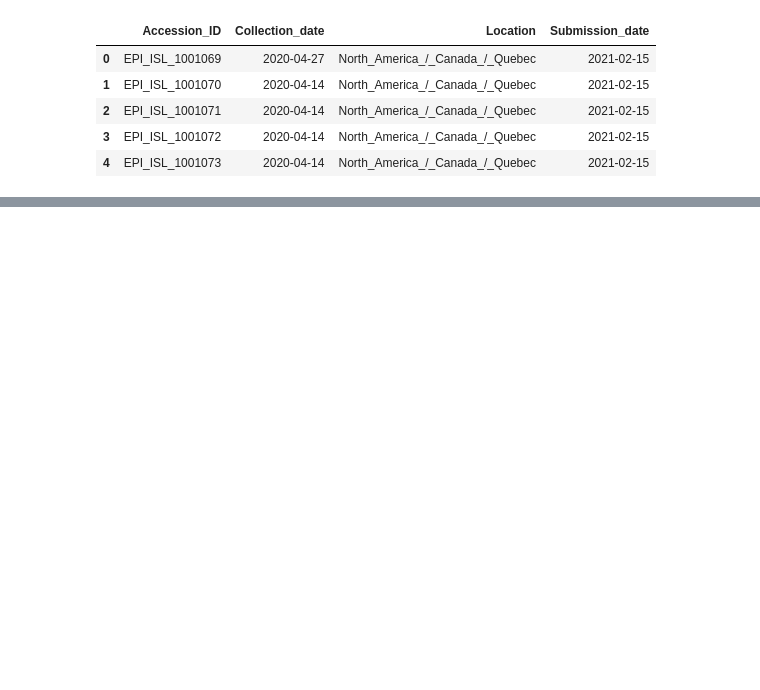
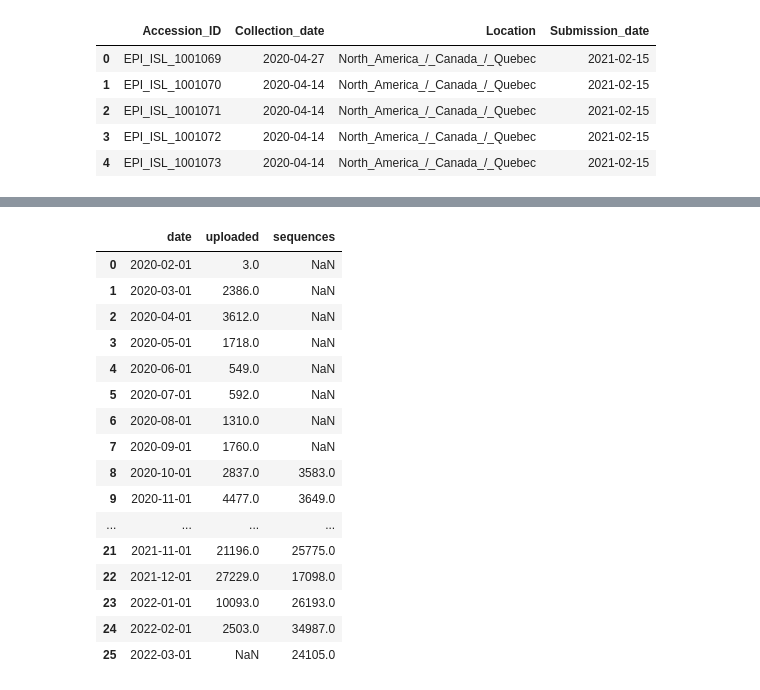
Before and after one commit to eringill/gisaid_uploads, a Jupyter notebook: fraction_uploaded.ipynb, the cells around one changed output, grey strips where cells are left out. Cells and saved outputs as stored; diff of their text form; code cells hidden in the pictures; blank space fills up the shorter version.

```diff
--- a/fraction_uploaded.ipynb
+++ b/fraction_uploaded.ipynb
@@ -85,0 +225,23 @@ array(['Quebec', 'Newfoundland_and_Labrador', 'Saskatchewan', 'Ontario',
+# %%
+merged_complete.at[25, 'collection_month'] = pd.to_datetime('2022-03-01')
+merged_complete.drop(columns = ['date'], inplace = True)
+merged_complete.columns = ['date', 'uploaded', 'sequences']
+merged_complete
+# %% [output]
+|  | date | uploaded | sequences |
+| 0 | 2020-02-01 | 3.0 | NaN |
+| 1 | 2020-03-01 | 2386.0 | NaN |
+| 2 | 2020-04-01 | 3612.0 | NaN |
+| 3 | 2020-05-01 | 1718.0 | NaN |
+| 4 | 2020-06-01 | 549.0 | NaN |
+| 5 | 2020-07-01 | 592.0 | NaN |
+| 6 | 2020-08-01 | 1310.0 | NaN |
+| 7 | 2020-09-01 | 1760.0 | NaN |
+| 8 | 2020-10-01 | 2837.0 | 3583.0 |
+| 9 | 2020-11-01 | 4477.0 | 3649.0 |
+| ... | ... | ... | ... |
+| 21 | 2021-11-01 | 21196.0 | 25775.0 |
+| 22 | 2021-12-01 | 27229.0 | 17098.0 |
+| 23 | 2022-01-01 | 10093.0 | 26193.0 |
+| 24 | 2022-02-01 | 2503.0 | 34987.0 |
+| 25 | 2022-03-01 | NaN | 24105.0 |
```
Also changed, not shown: parts of 25 cells of this notebook, 3 other files.
